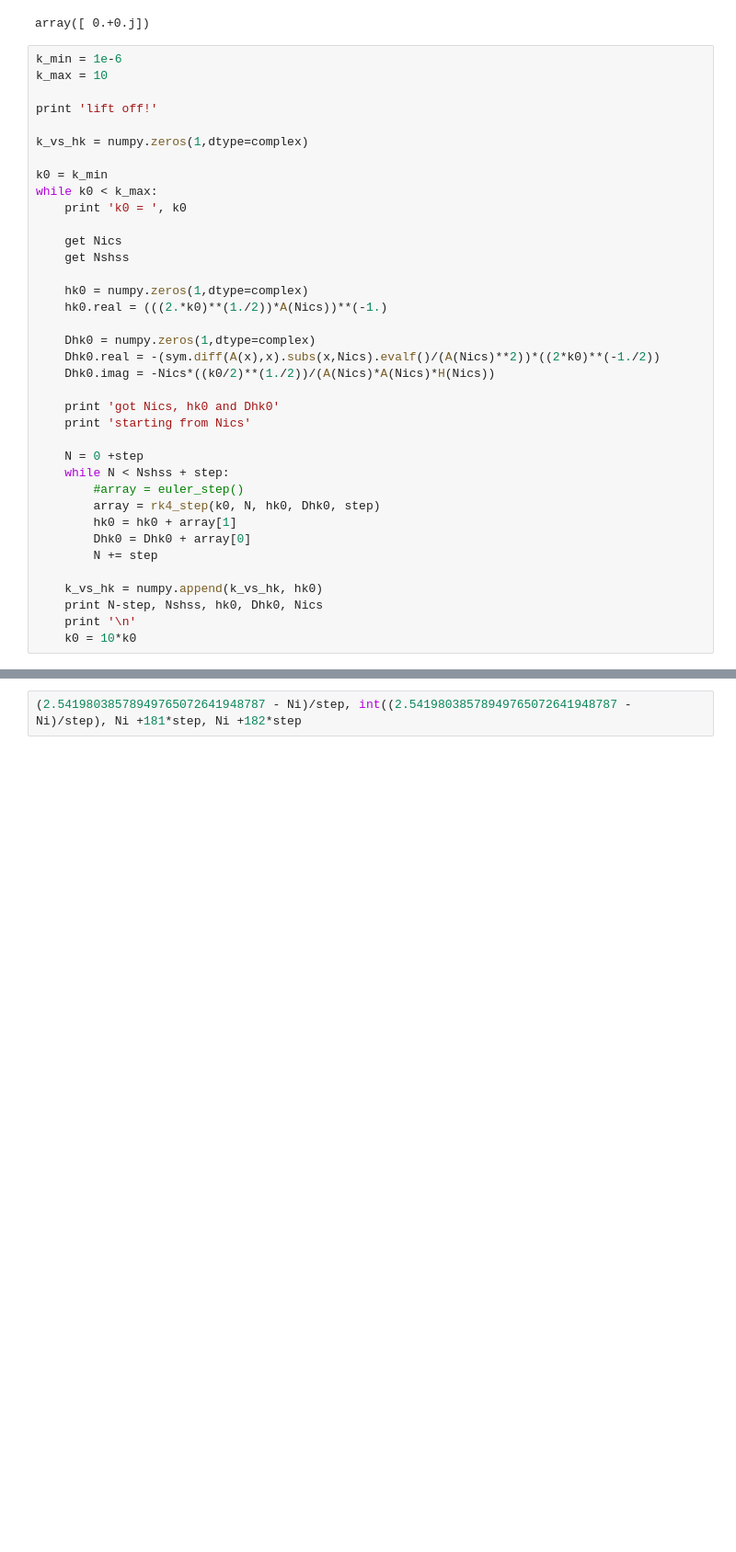
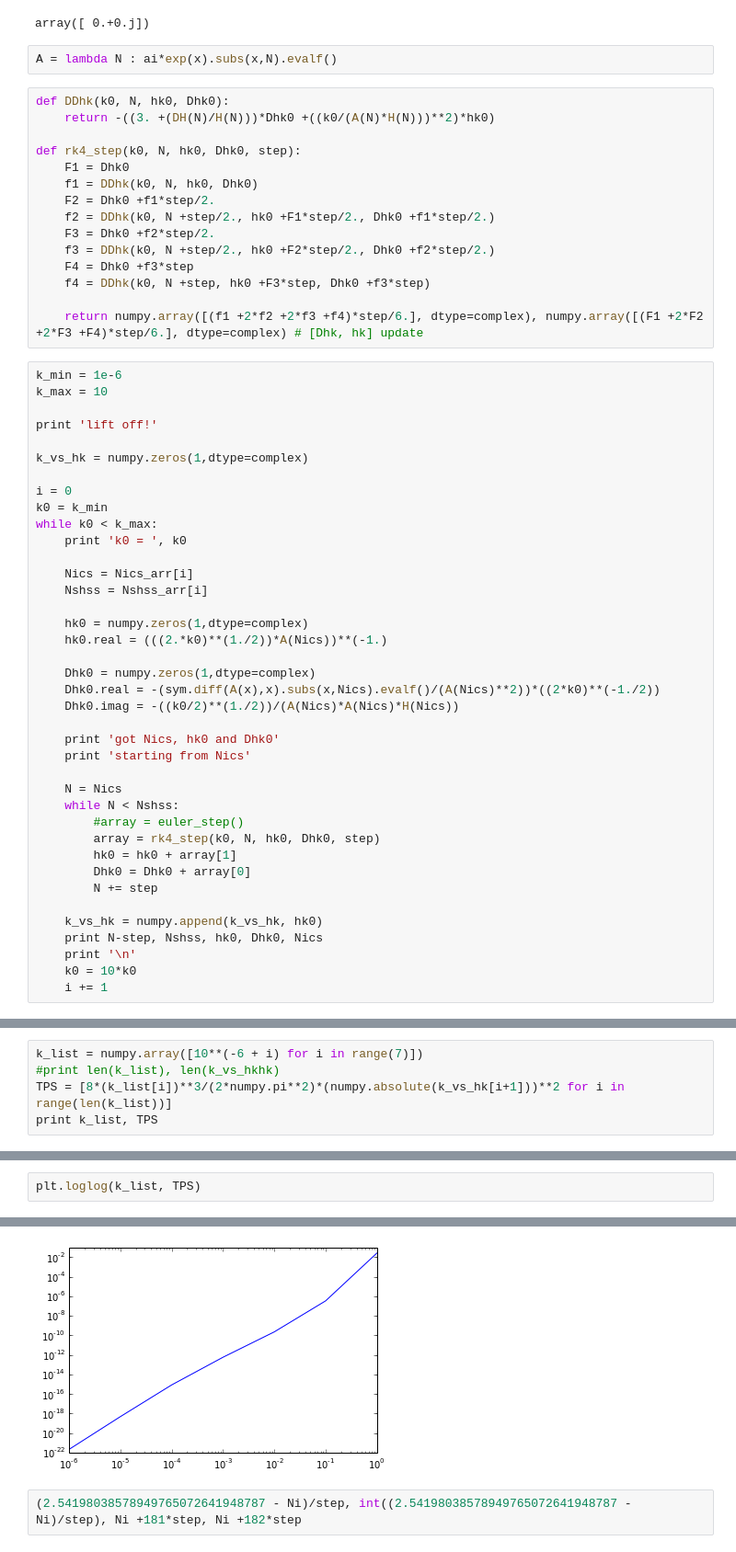
Before and after one commit to rahulporuri/project_work, a Jupyter notebook: inflation.ipynb, the cells around one changed output, grey strips where cells are left out. Shown at 92% size. Cells and saved outputs as stored; diff of their text form; blank space fills up the shorter version.

```diff
--- a/inflation.ipynb
+++ b/inflation.ipynb
@@ -155,6 +161,23 @@ plt.plot(numpy.arange(Ni,Nf+1), [1. +DDphi(N,phi(N),Dphi(N))/Dphi(N) for N in ra
 numpy.zeros(1,dtype=complex)
 # %% [output]
 array([ 0.+0.j])
+# %%
+A = lambda N : ai*exp(x).subs(x,N).evalf()
+# %%
+def DDhk(k0, N, hk0, Dhk0):
+    return -((3. +(DH(N)/H(N)))*Dhk0 +((k0/(A(N)*H(N)))**2)*hk0)
+
+def rk4_step(k0, N, hk0, Dhk0, step):
+    F1 = Dhk0
+    f1 = DDhk(k0, N, hk0, Dhk0)
+    F2 = Dhk0 +f1*step/2.
+    f2 = DDhk(k0, N +step/2., hk0 +F1*step/2., Dhk0 +f1*step/2.)
+    F3 = Dhk0 +f2*step/2.
+    f3 = DDhk(k0, N +step/2., hk0 +F2*step/2., Dhk0 +f2*step/2.)
+    F4 = Dhk0 +f3*step
+    f4 = DDhk(k0, N +step, hk0 +F3*step, Dhk0 +f3*step)
+
+    return numpy.array([(f1 +2*f2 +2*f3 +f4)*step/6.], dtype=complex), numpy.array([(F1 +2*F2 +2*F3 +F4)*step/6.], dtype=complex) # [Dhk, hk] update
 # %%
 k_min = 1e-6
 k_max = 10
@@ -163,25 +186,26 @@ print 'lift off!'
 
 k_vs_hk = numpy.zeros(1,dtype=complex)
 
+i = 0
 k0 = k_min
 while k0 < k_max:
     print 'k0 = ', k0
 
-    get Nics
-    get Nshss
+    Nics = Nics_arr[i]
+    Nshss = Nshss_arr[i]
 
     hk0 = numpy.zeros(1,dtype=complex)
     hk0.real = (((2.*k0)**(1./2))*A(Nics))**(-1.)
 
     Dhk0 = numpy.zeros(1,dtype=complex)
     Dhk0.real = -(sym.diff(A(x),x).subs(x,Nics).evalf()/(A(Nics)**2))*((2*k0)**(-1./2))
-    Dhk0.imag = -Nics*((k0/2)**(1./2))/(A(Nics)*A(Nics)*H(Nics))
+    Dhk0.imag = -((k0/2)**(1./2))/(A(Nics)*A(Nics)*H(Nics))
 
     print 'got Nics, hk0 and Dhk0'
     print 'starting from Nics'
 
-    N = 0 +step
-    while N < Nshss + step:
+    N = Nics
+    while N < Nshss:
         #array = euler_step()
         array = rk4_step(k0, N, hk0, Dhk0, step)
         hk0 = hk0 + array[1]
@@ -192,3 +216,4 @@ while k0 < k_max:
     print N-step, Nshss, hk0, Dhk0, Nics
     print '\n'
     k0 = 10*k0
+    i += 1
@@ -194,0 +238,5 @@ while k0 < k_max:
+# %%
+k_list = numpy.array([10**(-6 + i) for i in range(7)])
+#print len(k_list), len(k_vs_hkhk)
+TPS = [8*(k_list[i])**3/(2*numpy.pi**2)*(numpy.absolute(k_vs_hk[i+1]))**2 for i in range(len(k_list))]
+print k_list, TPS
@@ -194,0 +246,3 @@ while k0 < k_max:
+# %%
+plt.loglog(k_list, TPS)
+# %% [output]
@@ -195,3 +250,4 @@ while k0 < k_max:
+[figure, added]
 # %%
 (2.54198038578949765072641948787 - Ni)/step, int((2.54198038578949765072641948787 - Ni)/step), Ni +181*step, Ni +182*step
 # %% [output]
```
Also changed, not shown: parts of 11 cells of this notebook, 2 other files.
